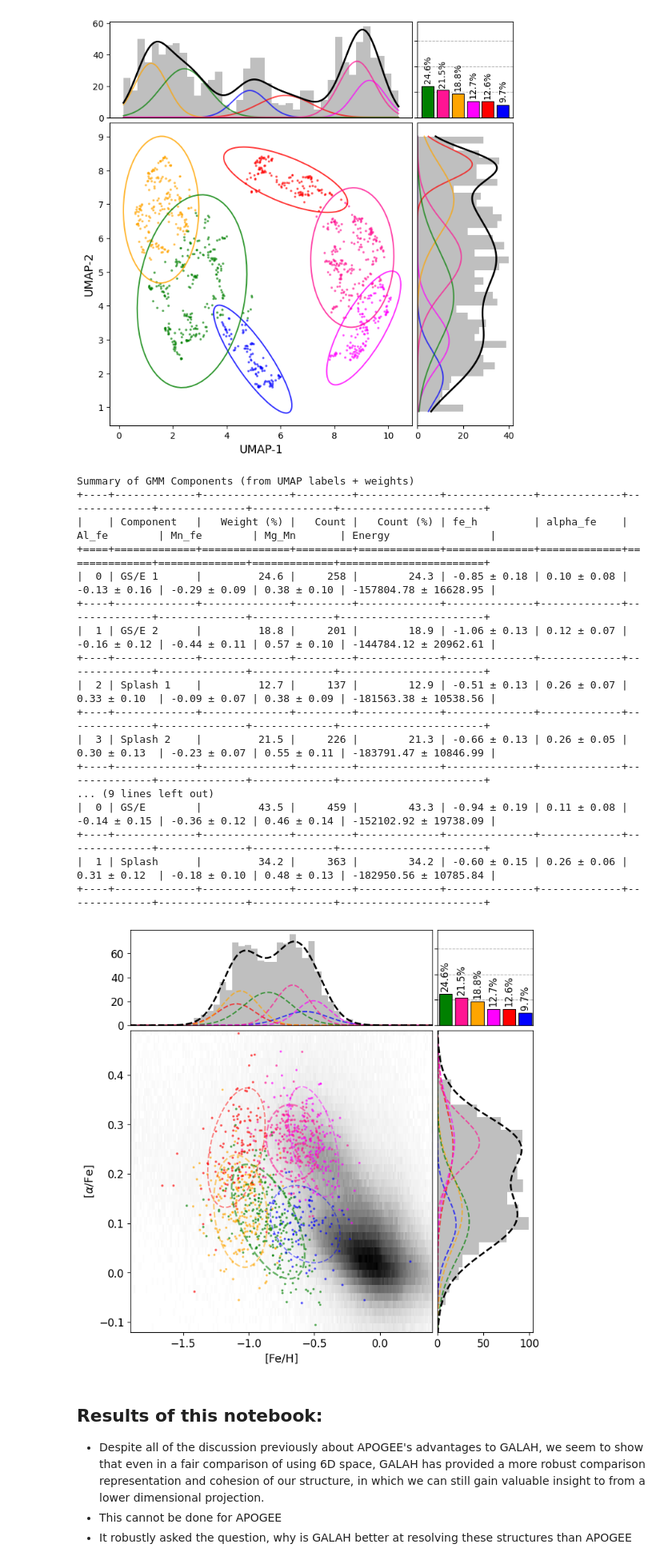
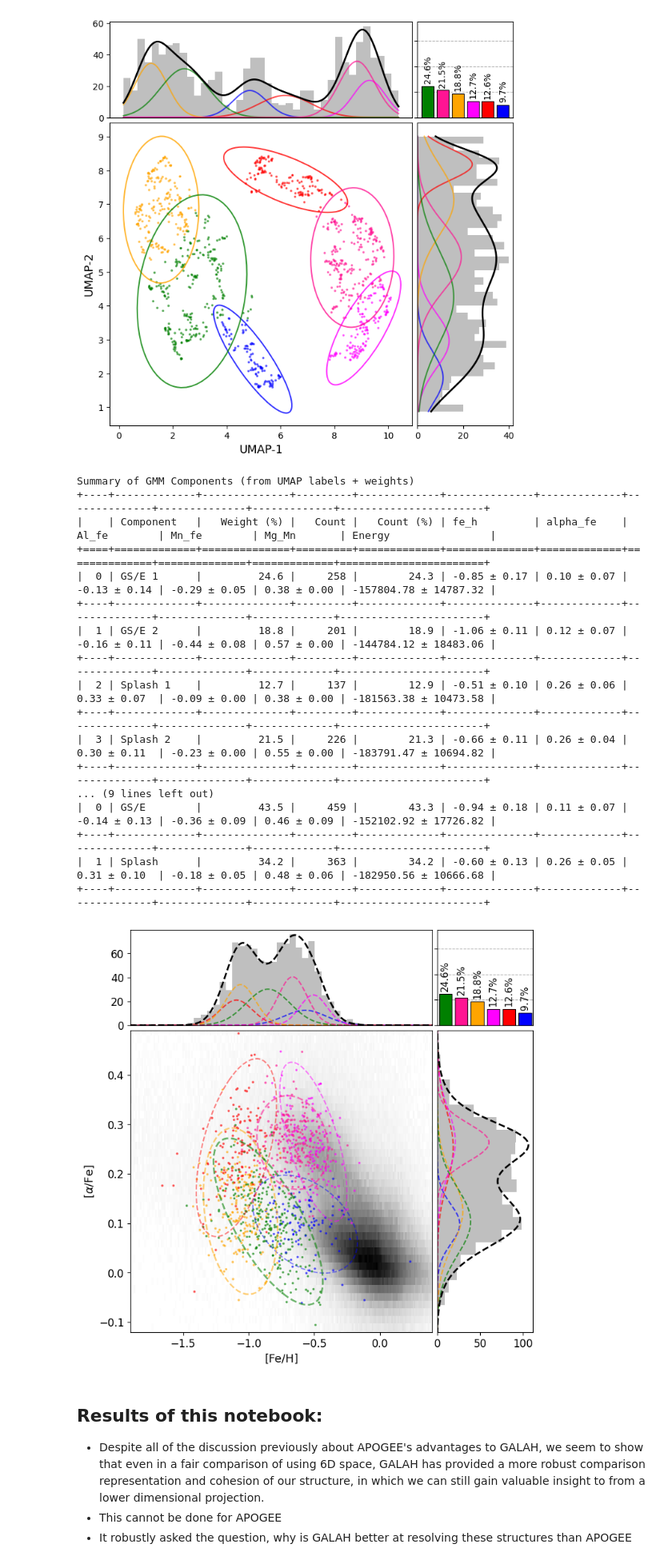
Before and after one commit to JacobTutt/Galactic_Evol_Clustering, a Jupyter notebook: 7_6D_galah_reconstruction.ipynb, the cells around one changed output. Shown at 80% size. Cells and saved outputs as stored; diff of their text form; code cells hidden in the pictures.

Commit message:
Add deconvolution pipeline and results

```diff
--- a/7_6D_galah_reconstruction.ipynb
+++ b/7_6D_galah_reconstruction.ipynb
@@ -49,6 +49,7 @@ galah_postXD = Table.read(galah_assigned_data_path, format='fits')
 
 # The follow data keys are incorprated into the analysis:
 galah_data_keys = ['fe_h', 'alpha_fe', 'Al_fe', 'Mn_fe', 'Mg_Mn', 'Energy']
+galah_data_error_keys = ['e_fe_h', 'e_alpha_fe', 'e_Al_fe', 'e_Mn_fe', 'e_Mg_Mn', 'e_Energy']
 
 galah_labels_name = {
     4: "GS/E",
@@ -106,7 +107,7 @@ investigate_umap(
 ## **Applying the more riguorous pipeline:**
 # %%
 # Initalise the pipeline with the following UMAP
-pipeline = ReducedGMMPipeline(galah_postXD, galah_data_keys, umap_dimensions = 2, umap_n_neighbors = 15, umap_min_dist = 0.0)
+pipeline = ReducedGMMPipeline(galah_postXD, galah_data_keys, galah_data_error_keys, umap_dimensions = 2, umap_n_neighbors = 15, umap_min_dist = 0.0)
 if not rerun_GMM:
     pipeline.umap_data = np.load("XD_Results/Galah/galah_6D_umap_space_13_6.npy")
 # %%
@@ -189,34 +191,35 @@ labels = {
     1: "Aurora",
     0: "Eos",
 }
-summary_table = pipeline.table_results_GMM(labels, combine = [[4,3], [2,5]], labels_combined= ['GS/E', 'Splash'])
+summary_table = pipeline.table_results_GMM(labels, combine = [[4,3], [2,5]], labels_combined= ['GS/E', 'Splash'], deconvolve=True)
 # %% [output]
 Summary of GMM Components (from UMAP labels + weights)
 +----+-------------+--------------+---------+-------------+--------------+-------------+--------------+--------------+-------------+-----------------------+
 |    | Component   |   Weight (%) |   Count |   Count (%) | fe_h         | alpha_fe    | Al_fe        | Mn_fe        | Mg_Mn       | Energy                |
 +====+=============+==============+=========+=============+==============+=============+==============+==============+=============+=======================+
-|  0 | GS/E 1      |         24.6 |     258 |        24.3 | -0.85 ± 0.18 | 0.10 ± 0.08 | -0.13 ± 0.16 | -0.29 ± 0.09 | 0.38 ± 0.10 | -157804.78 ± 16628.95 |
+|  0 | GS/E 1      |         24.6 |     258 |        24.3 | -0.85 ± 0.17 | 0.10 ± 0.07 | -0.13 ± 0.14 | -0.29 ± 0.05 | 0.38 ± 0.00 | -157804.78 ± 14787.32 |
 +----+-------------+--------------+---------+-------------+--------------+-------------+--------------+--------------+-------------+-----------------------+
-|  1 | GS/E 2      |         18.8 |     201 |        18.9 | -1.06 ± 0.13 | 0.12 ± 0.07 | -0.16 ± 0.12 | -0.44 ± 0.11 | 0.57 ± 0.10 | -144784.12 ± 20962.61 |
+|  1 | GS/E 2      |         18.8 |     201 |        18.9 | -1.06 ± 0.11 | 0.12 ± 0.07 | -0.16 ± 0.11 | -0.44 ± 0.08 | 0.57 ± 0.00 | -144784.12 ± 18483.06 |
 +----+-------------+--------------+---------+-------------+--------------+-------------+--------------+--------------+-------------+-----------------------+
-|  2 | Splash 1    |         12.7 |     137 |        12.9 | -0.51 ± 0.13 | 0.26 ± 0.07 | 0.33 ± 0.10  | -0.09 ± 0.07 | 0.38 ± 0.09 | -181563.38 ± 10538.56 |
+|  2 | Splash 1    |         12.7 |     137 |        12.9 | -0.51 ± 0.10 | 0.26 ± 0.06 | 0.33 ± 0.07  | -0.09 ± 0.00 | 0.38 ± 0.00 | -181563.38 ± 10473.58 |
 +----+-------------+--------------+---------+-------------+--------------+-------------+--------------+--------------+-------------+-----------------------+
-|  3 | Splash 2    |         21.5 |     226 |        21.3 | -0.66 ± 0.13 | 0.26 ± 0.05 | 0.30 ± 0.13  | -0.23 ± 0.07 | 0.55 ± 0.11 | -183791.47 ± 10846.99 |
+|  3 | Splash 2    |         21.5 |     226 |        21.3 | -0.66 ± 0.11 | 0.26 ± 0.04 | 0.30 ± 0.11  | -0.23 ± 0.00 | 0.55 ± 0.00 | -183791.47 ± 10694.82 |
 +----+-------------+--------------+---------+-------------+--------------+-------------+--------------+--------------+-------------+-----------------------+
 ... (9 lines left out)
-|  0 | GS/E        |         43.5 |     459 |        43.3 | -0.94 ± 0.19 | 0.11 ± 0.08 | -0.14 ± 0.15 | -0.36 ± 0.12 | 0.46 ± 0.14 | -152102.92 ± 19738.09 |
+|  0 | GS/E        |         43.5 |     459 |        43.3 | -0.94 ± 0.18 | 0.11 ± 0.07 | -0.14 ± 0.13 | -0.36 ± 0.09 | 0.46 ± 0.09 | -152102.92 ± 17726.82 |
 +----+-------------+--------------+---------+-------------+--------------+-------------+--------------+--------------+-------------+-----------------------+
-|  1 | Splash      |         34.2 |     363 |        34.2 | -0.60 ± 0.15 | 0.26 ± 0.06 | 0.31 ± 0.12  | -0.18 ± 0.10 | 0.48 ± 0.13 | -182950.56 ± 10785.84 |
+|  1 | Splash      |         34.2 |     363 |        34.2 | -0.60 ± 0.13 | 0.26 ± 0.05 | 0.31 ± 0.10  | -0.18 ± 0.05 | 0.48 ± 0.06 | -182950.56 ± 10666.68 |
 +----+-------------+--------------+---------+-------------+--------------+-------------+--------------+--------------+-------------+-----------------------+
 # %%
 pipeline.plot_highdim_gaussian(x_key = 'fe_h', y_key='alpha_fe',
-    z_score = 1,
+    z_score = 2,
     full_survey_file= 'data/raw/Galah_DR3/GALAH_DR3_main_allstar_v3.fits',
     color_palette=["blue", "red", "magenta", "orange", 'green', 'deeppink'],
     xlim = (-1.9, 0.4), ylim=(-0.12, 0.49),
+    deconvolve=True,
 )
 # %% [output]
-[figure, old version]
+[figure, new version]
 # %% [markdown]
 ## **Results of this notebook:**
 - Despite all of the discussion previously about APOGEE's advantages to GALAH, we seem to show that even in a fair comparison of using 6D space, GALAH has provided a more robust comparison representation and cohesion of our structure, in which we can still gain valuable insight to from a lower dimensional projection.
```
Also changed, not shown: parts of 2 cells of this notebook, 1 other file.
